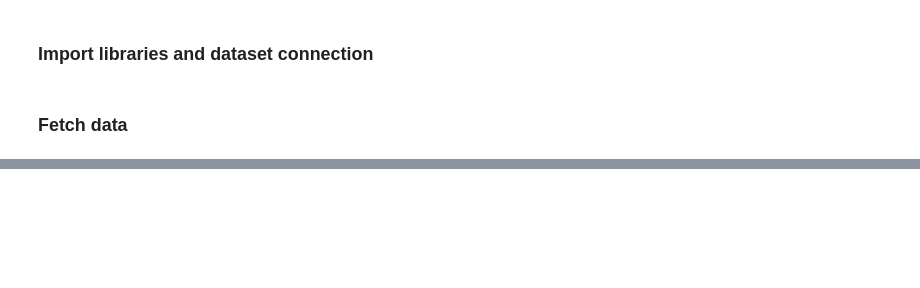
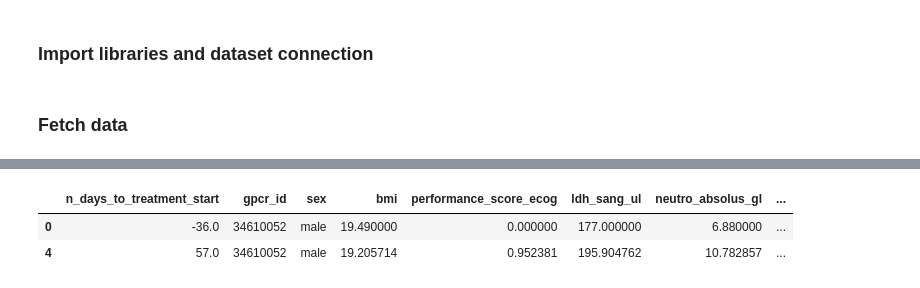
Before and after one commit to arnauddhaene/graphmel, a Jupyter notebook: notebooks/link-blood-to-scan.ipynb, the cells around one changed output, grey strips where cells are left out. Cells and saved outputs as stored; diff of their text form; code cells hidden in the pictures; blank space fills up the shorter version.

```diff
--- a/notebooks/link-blood-to-scan.ipynb
+++ b/notebooks/link-blood-to-scan.ipynb
@@ -41,0 +128,17 @@ CONNECTION_DIR = '/Users/adhaene/Downloads/'
+# %%
+patient = potential_patients[0]
+
+available_studies = studies[(studies.study_name.isin(['pre-01', 'post-01'])) \
+                            & (studies.gpcr_id == patient)].study_name.unique()
+
+study = available_studies[1]
+
+mapper = retrieve_mapper(pd.concat([blood, studies]), patient,
+                         'study_name', 'n_days_to_treatment_start').reset_index(drop=True)
+
+study_date = mapper[mapper.study_name == study].n_days_to_treatment_start.to_numpy()[0]
+wanted_blood_results_date = get_closest_blood_results(mapper, study) \
+            .n_days_to_treatment_start.to_list()
+
+bdf = blood[(blood.gpcr_id == patient) \
+        & (blood.n_days_to_treatment_start.isin(wanted_blood_results_idx))].copy()
@@ -41,0 +151,10 @@ CONNECTION_DIR = '/Users/adhaene/Downloads/'
+# %%
+merged = pd.concat([blood, studies[['gpcr_id', 'study_name', 'n_days_to_treatment_start']]])
+filled = merged[(merged.study_name.isin(['pre-01', 'post-01', 'blood']) & (merged.gpcr_id == patient))] \
+    .set_index('n_days_to_treatment_start').sort_index() \
+    .interpolate(method='index').bfill().reset_index()
+filled[filled.study_name.isin(['pre-01', 'post-01'])]
+# %% [output]
+|  | n_days_to_treatment_start | gpcr_id | sex | bmi | performance_score_ecog | ldh_sang_ul | neutro_absolus_gl | ... |
+| 0 | -36.0 | 34610052 | male | 19.490000 | 0.000000 | 177.000000 | 6.880000 | ... |
+| 4 | 57.0 | 34610052 | male | 19.205714 | 0.952381 | 195.904762 | 10.782857 | ... |
```
Also changed, not shown: parts of 10 cells of this notebook, 1 other file.
